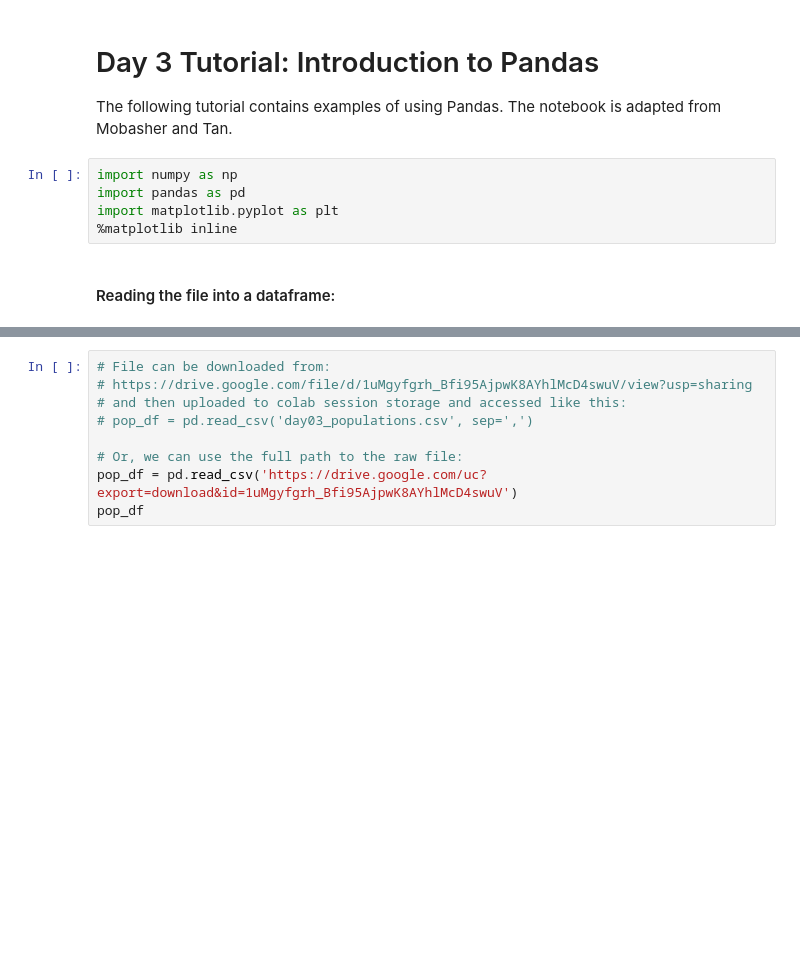
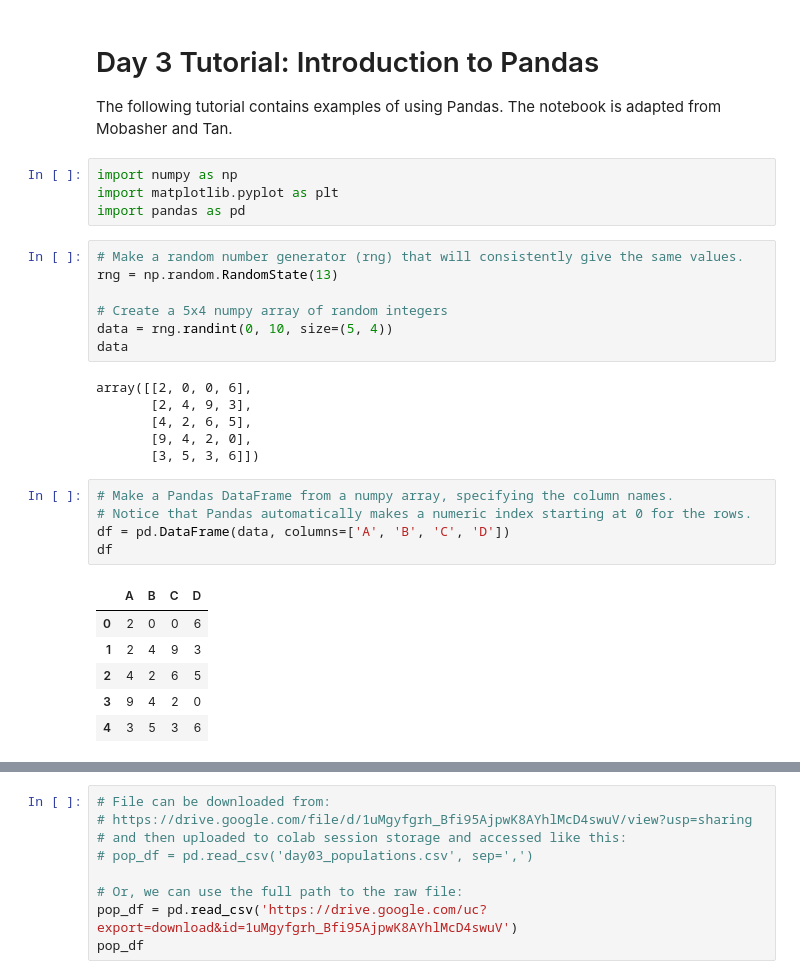
Before and after one commit to scottspurlock/csc4422-2022s, a Jupyter notebook: tutorials/day03_tutorial_pandas.ipynb, the cells around one changed output, grey strips where cells are left out. Drawn from its saved outputs; the diff is of its cells as text; blank space fills up the shorter version.

```diff
--- a/tutorials/day03_tutorial_pandas.ipynb
+++ b/tutorials/day03_tutorial_pandas.ipynb
@@ -6,8 +6,30 @@
 The following tutorial contains examples of using Pandas. The notebook is adapted from Mobasher and Tan.
 # %%
 import numpy as np
+import matplotlib.pyplot as plt
 import pandas as pd
-import matplotlib.pyplot as plt
-%matplotlib inline
-# %% [markdown]
-#### Reading the file into a dataframe:
+# %%
+# Make a random number generator (rng) that will consistently give the same values.
+rng = np.random.RandomState(13)
+
+# Create a 5x4 numpy array of random integers
+data = rng.randint(0, 10, size=(5, 4))
+data
+# %% [output]
+array([[2, 0, 0, 6],
+       [2, 4, 9, 3],
+       [4, 2, 6, 5],
+       [9, 4, 2, 0],
+       [3, 5, 3, 6]])
+# %%
+# Make a Pandas DataFrame from a numpy array, specifying the column names.
+# Notice that Pandas automatically makes a numeric index starting at 0 for the rows.
+df = pd.DataFrame(data, columns=['A', 'B', 'C', 'D'])
+df
+# %% [output]
+|  | A | B | C | D |
+| 0 | 2 | 0 | 0 | 6 |
+| 1 | 2 | 4 | 9 | 3 |
+| 2 | 4 | 2 | 6 | 5 |
+| 3 | 9 | 4 | 2 | 0 |
+| 4 | 3 | 5 | 3 | 6 |
```
Also changed, not shown: parts of 23 cells of this notebook.
